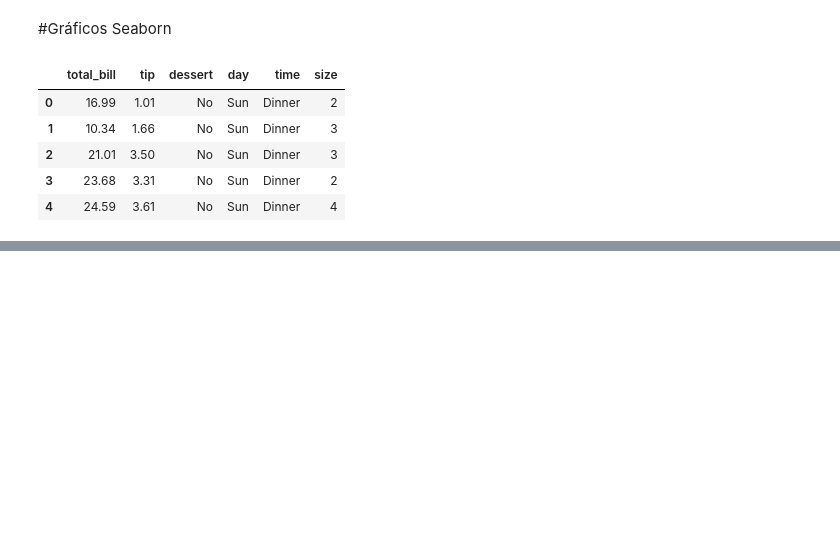
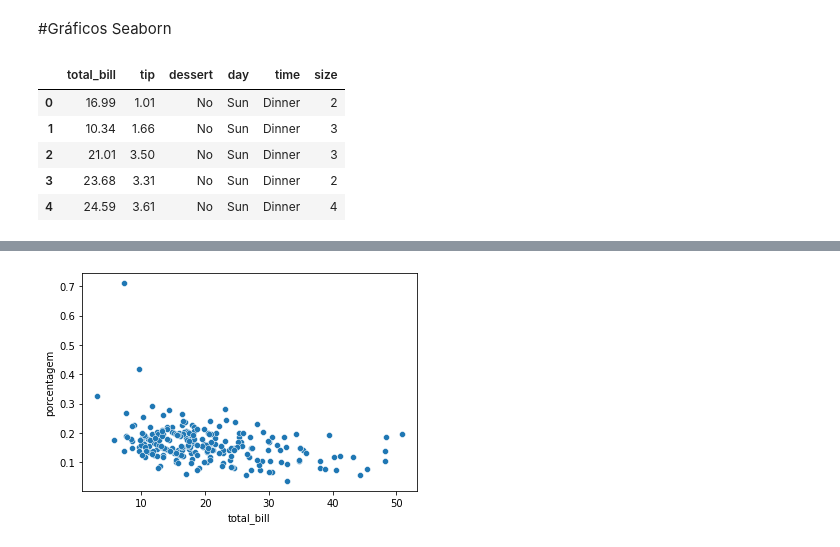
Before and after one commit to daniel-usp/Python, a Jupyter notebook: Aula_Seaborn.ipynb, the cells around one changed output, grey strips where cells are left out. Cells and saved outputs as stored; diff of their text form; code cells hidden in the pictures; blank space fills up the shorter version.

```diff
--- a/Aula_Seaborn.ipynb
+++ b/Aula_Seaborn.ipynb
@@ -16,0 +35,3 @@ dados.head()
+# %%
+dados['porcentagem'] = (dados['tip'] / dados['total_bill']).round(4)
+dados
@@ -16,0 +52,4 @@ dados.head()
+# %%
+porcentagem_da_conta = sns.scatterplot(x = 'total_bill', y = 'porcentagem', data = dados)
+# %% [output]
+[figure, added]
```
Also changed, not shown: parts of 21 cells of this notebook.
